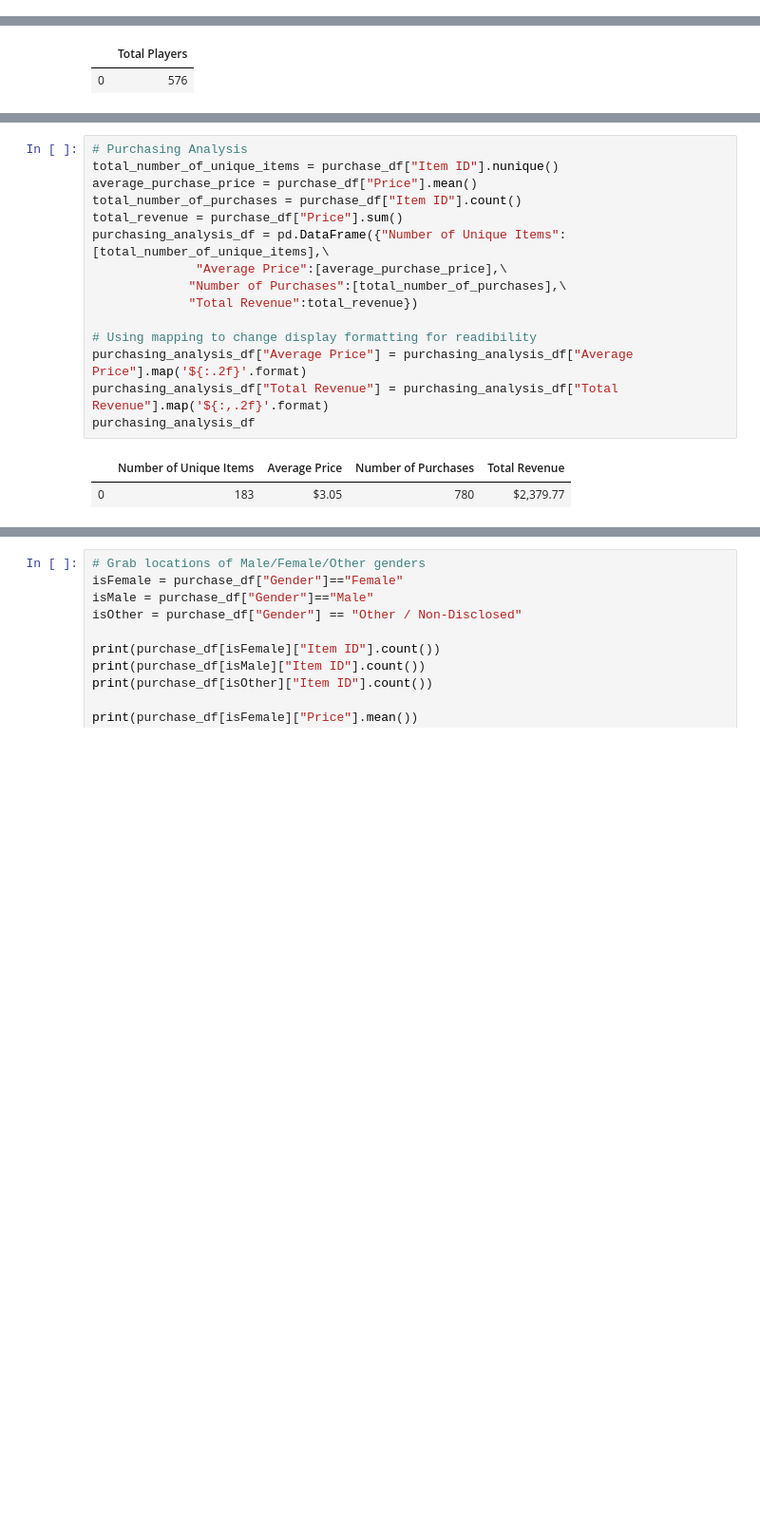
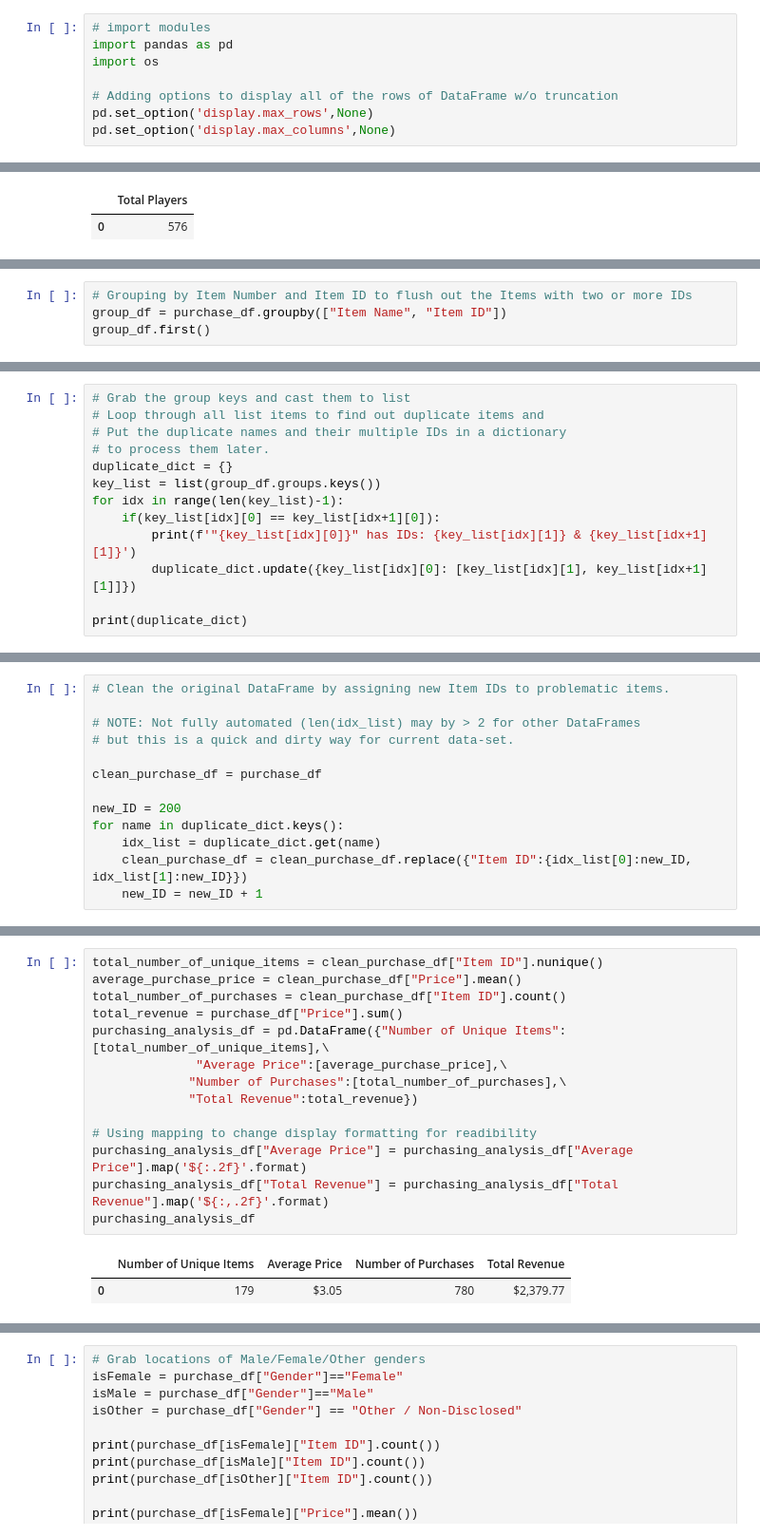
Before and after one commit to nqazimn/pandas-challenge, a Jupyter notebook: HeroesOfPymoli/HeroesOfPymoli_QAZI_Nabeel.ipynb, the cells around one changed output, grey strips where cells are left out. Shown at 95% size. Cells and saved outputs as stored; diff of their text form; blank space fills up the shorter version.

Commit message:
Cleaned data. Assigned new IDs to items which had duplicated IDs. Performed Total Purchasing Analysis and Gendre Demographic Analysis

```diff
--- a/HeroesOfPymoli/HeroesOfPymoli_QAZI_Nabeel.ipynb
+++ b/HeroesOfPymoli/HeroesOfPymoli_QAZI_Nabeel.ipynb
@@ -5,3 +1,11 @@ import os
+# %%
+# import modules
+import pandas as pd
+import os
+
+# Adding options to display all of the rows of DataFrame w/o truncation
+pd.set_option('display.max_rows',None)
+pd.set_option('display.max_columns',None)
 # %%
 # Create DataFrame from csv file
 path_to_csv = os.path.join('Resources','purchase_data.csv')
@@ -59,0 +70,4 @@ print(purchase_df["Item ID"].nunique())
+# %%
+# Grouping by Item Number and Item ID to flush out the Items with two or more IDs
+group_df = purchase_df.groupby(["Item Name", "Item ID"])
+group_df.first()
@@ -59,0 +93,13 @@ print(purchase_df["Item ID"].nunique())
+# %%
+# Grab the group keys and cast them to list
+# Loop through all list items to find out duplicate items and
+# Put the duplicate names and their multiple IDs in a dictionary
+# to process them later.
+duplicate_dict = {}
+key_list = list(group_df.groups.keys())
+for idx in range(len(key_list)-1):
+    if(key_list[idx][0] == key_list[idx+1][0]):
+        print(f'"{key_list[idx][0]}" has IDs: {key_list[idx][1]} & {key_list[idx+1][1]}')
+        duplicate_dict.update({key_list[idx][0]: [key_list[idx][1], key_list[idx+1][1]]})
+
+print(duplicate_dict)
@@ -59,0 +112,13 @@ print(purchase_df["Item ID"].nunique())
+# %%
+# Clean the original DataFrame by assigning new Item IDs to problematic items.
+
+# NOTE: Not fully automated (len(idx_list) may by > 2 for other DataFrames
+# but this is a quick and dirty way for current data-set.
+
+clean_purchase_df = purchase_df
+
+new_ID = 200
+for name in duplicate_dict.keys():
+    idx_list = duplicate_dict.get(name)
+    clean_purchase_df = clean_purchase_df.replace({"Item ID":{idx_list[0]:new_ID, idx_list[1]:new_ID}})
+    new_ID = new_ID + 1
@@ -60,18 +127,17 @@ print(purchase_df["Item ID"].nunique())
 # %%
-# Purchasing Analysis
-total_number_of_unique_items = purchase_df["Item ID"].nunique()
-average_purchase_price = purchase_df["Price"].mean()
-total_number_of_purchases = purchase_df["Item ID"].count()
+total_number_of_unique_items = clean_purchase_df["Item ID"].nunique()
+average_purchase_price = clean_purchase_df["Price"].mean()
+total_number_of_purchases = clean_purchase_df["Item ID"].count()
 total_revenue = purchase_df["Price"].sum()
 purchasing_analysis_df = pd.DataFrame({"Number of Unique Items":[total_number_of_unique_items],\
               "Average Price":[average_purchase_price],\
              "Number of Purchases":[total_number_of_purchases],\
              "Total Revenue":total_revenue})
 
 # Using mapping to change display formatting for readibility
 purchasing_analysis_df["Average Price"] = purchasing_analysis_df["Average Price"].map('${:.2f}'.format)
 purchasing_analysis_df["Total Revenue"] = purchasing_analysis_df["Total Revenue"].map('${:,.2f}'.format)
 purchasing_analysis_df
 # %% [output]
 |  | Number of Unique Items | Average Price | Number of Purchases | Total Revenue |
-| 0 | 183 | $3.05 | 780 | $2,379.77 |
+| 0 | 179 | $3.05 | 780 | $2,379.77 |
```
Also changed, not shown: parts of 10 cells of this notebook.
